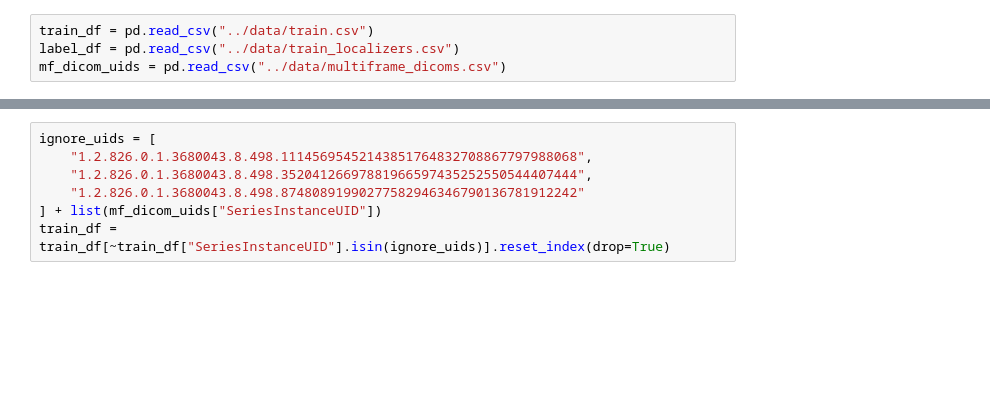
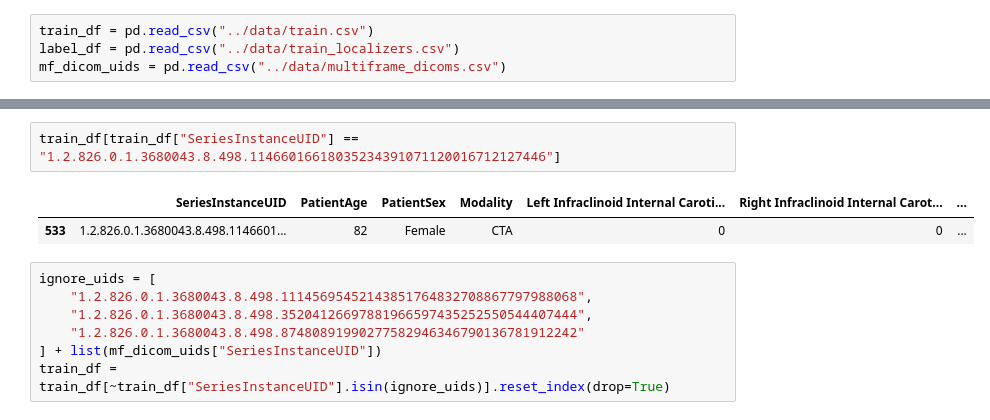
Before and after one commit to tom99763/9th-place-solution-RSNA-IAD, a Jupyter notebook: notebooks/Untitled.ipynb, the cells around one changed output, grey strips where cells are left out. Saved outputs shown, nothing was run; the diff lists cells and outputs as text; blank space fills up the shorter version.

```diff
--- a/notebooks/Untitled.ipynb
+++ b/notebooks/Untitled.ipynb
@@ -114,3 +123,8 @@ mf_dicom_uids = pd.read_csv("../data/multiframe_dicoms.csv")
+# %%
+train_df[train_df["SeriesInstanceUID"] == "1.2.826.0.1.3680043.8.498.11466016618035234391071120016712127446"]
+# %% [output]
+|  | SeriesInstanceUID | PatientAge | PatientSex | Modality | Left Infraclinoid Internal Caroti... | Right Infraclinoid Internal Carot... | ... |
+| 533 | 1.2.826.0.1.3680043.8.498.1146601... | 82 | Female | CTA | 0 | 0 | ... |
 # %%
 ignore_uids = [
     "1.2.826.0.1.3680043.8.498.11145695452143851764832708867797988068",
```
Also changed, not shown: parts of 17 cells of this notebook, 5 other files.
